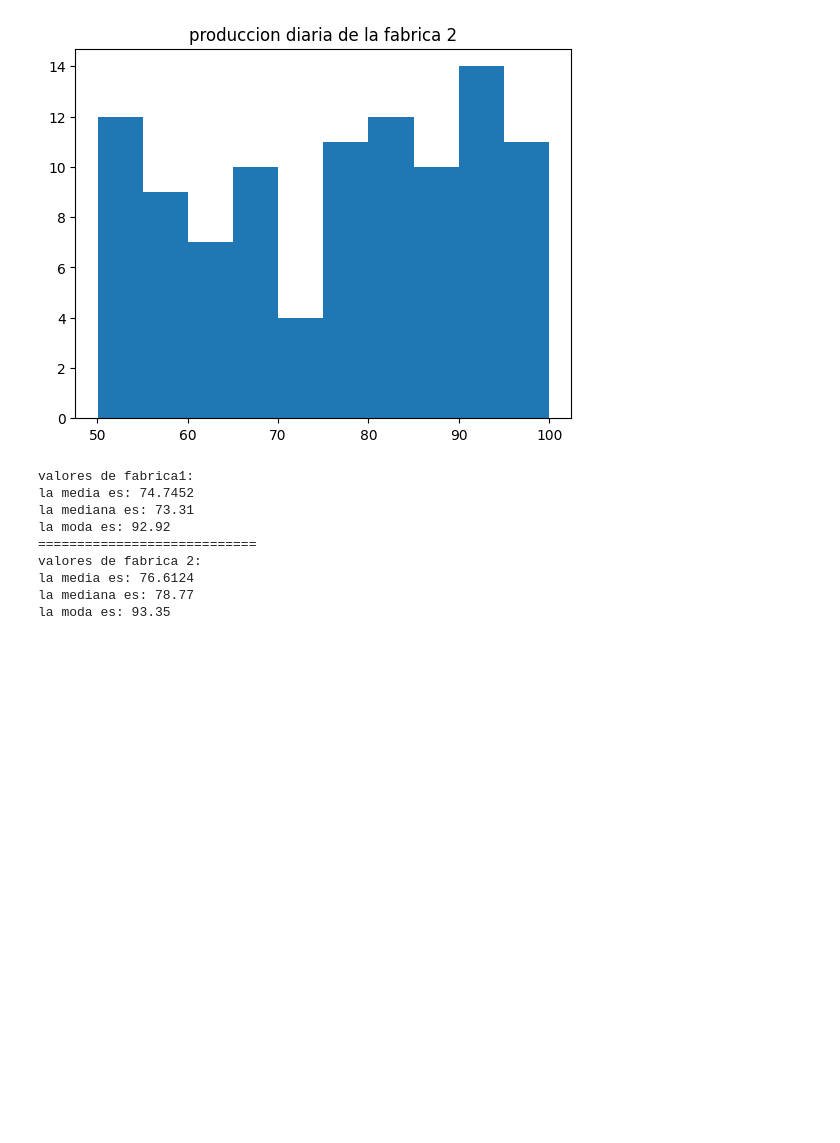
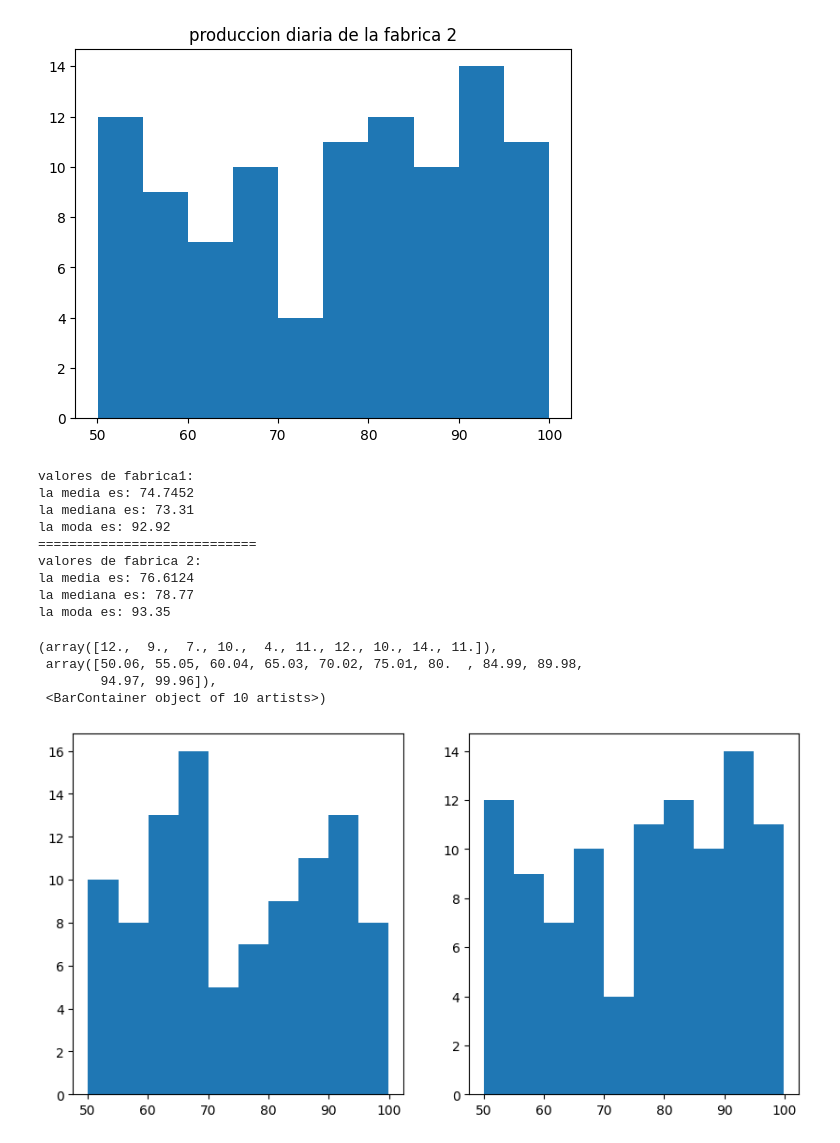
Before and after one commit to fellAR-hub/Probabilidad, a Jupyter notebook: unidad1/practica1.ipynb, the cells around one changed output. Cells and saved outputs as stored; diff of their text form; code cells hidden in the pictures; blank space fills up the shorter version.

```diff
--- a/unidad1/practica1.ipynb
+++ b/unidad1/practica1.ipynb
@@ -93,3 +93,13 @@ valores de fabrica 2:
 la media es: 76.6124
 la mediana es: 78.77
 la moda es: 93.35
+# %%
+flg,(ax1,ax2)=plt.subplots(nrows=1, ncols=2, figsize=(10,5))
+ax1.hist(fabrica1)
+ax2.hist(fabrica2)
+# %% [output]
+(array([12.,  9.,  7., 10.,  4., 11., 12., 10., 14., 11.]),
+ array([50.06, 55.05, 60.04, 65.03, 70.02, 75.01, 80.  , 84.99, 89.98,
+        94.97, 99.96]),
+ <BarContainer object of 10 artists>)
+[figure, added]
```
